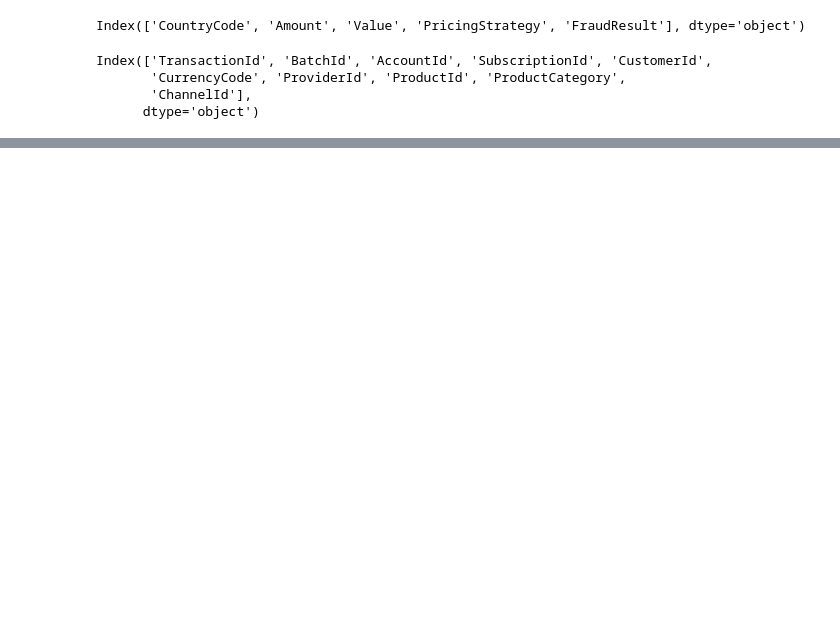
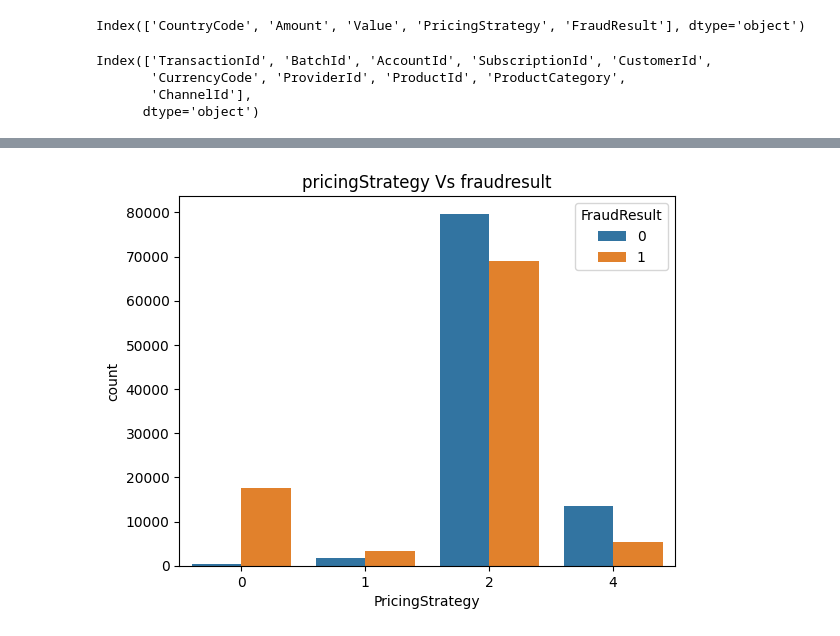
Before and after one commit to tizedabo/Bati-Bank-Credit-Scoring-Model, a Jupyter notebook: notebooks/eda.ipynb, the cells around one changed output, grey strips where cells are left out. Saved outputs shown, nothing was run; the diff lists cells and outputs as text; code cells hidden in the pictures; blank space fills up the shorter version.

```diff
--- a/notebooks/eda.ipynb
+++ b/notebooks/eda.ipynb
@@ -190,0 +222,7 @@ plt.show
+# %%
+# pricingstrategy and fraudresult
+sns.countplot(x='PricingStrategy', data=data_df, hue='FraudResult')
+plt.title("pricingStrategy Vs fraudresult")
+plt.show()
+# %% [output]
+[figure, added]
```
Also changed, not shown: parts of 6 cells of this notebook.
